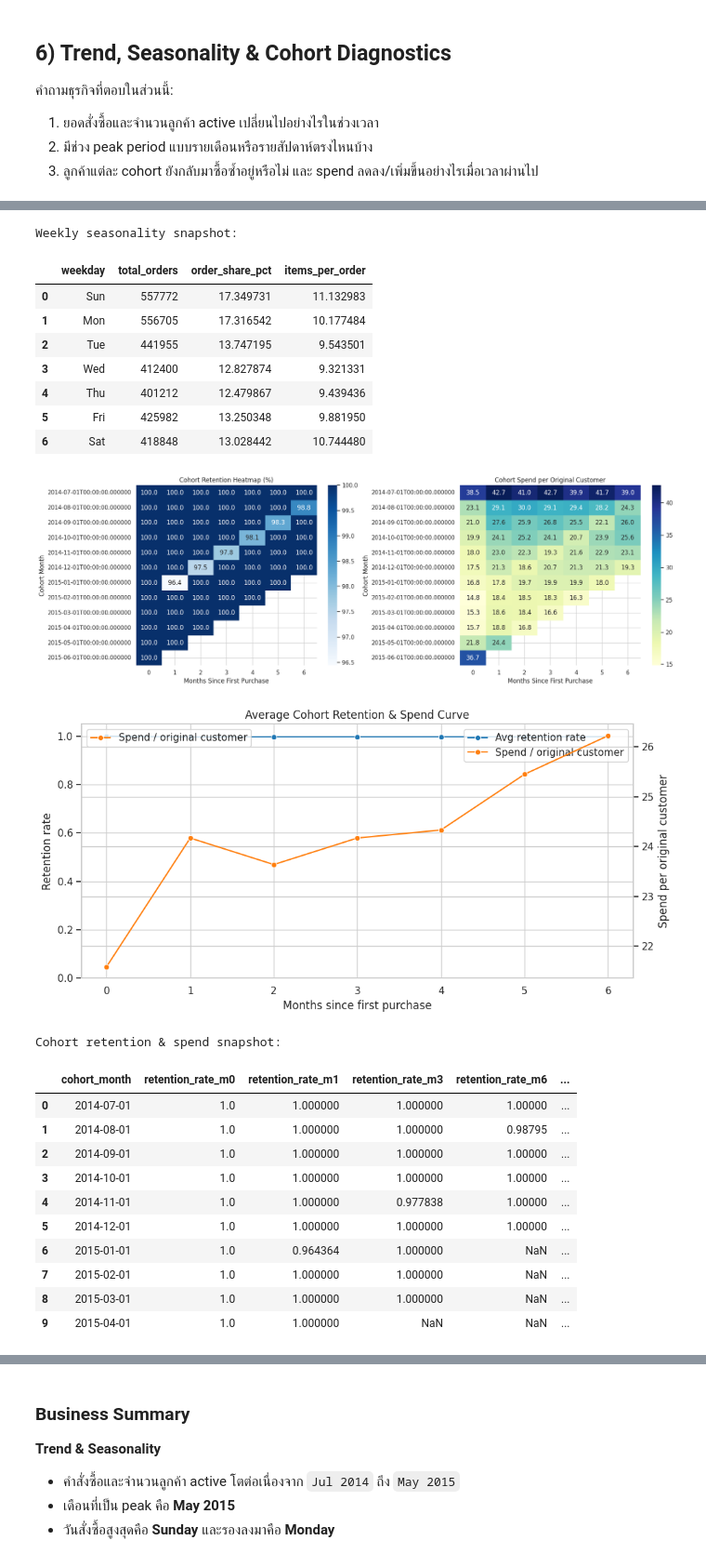
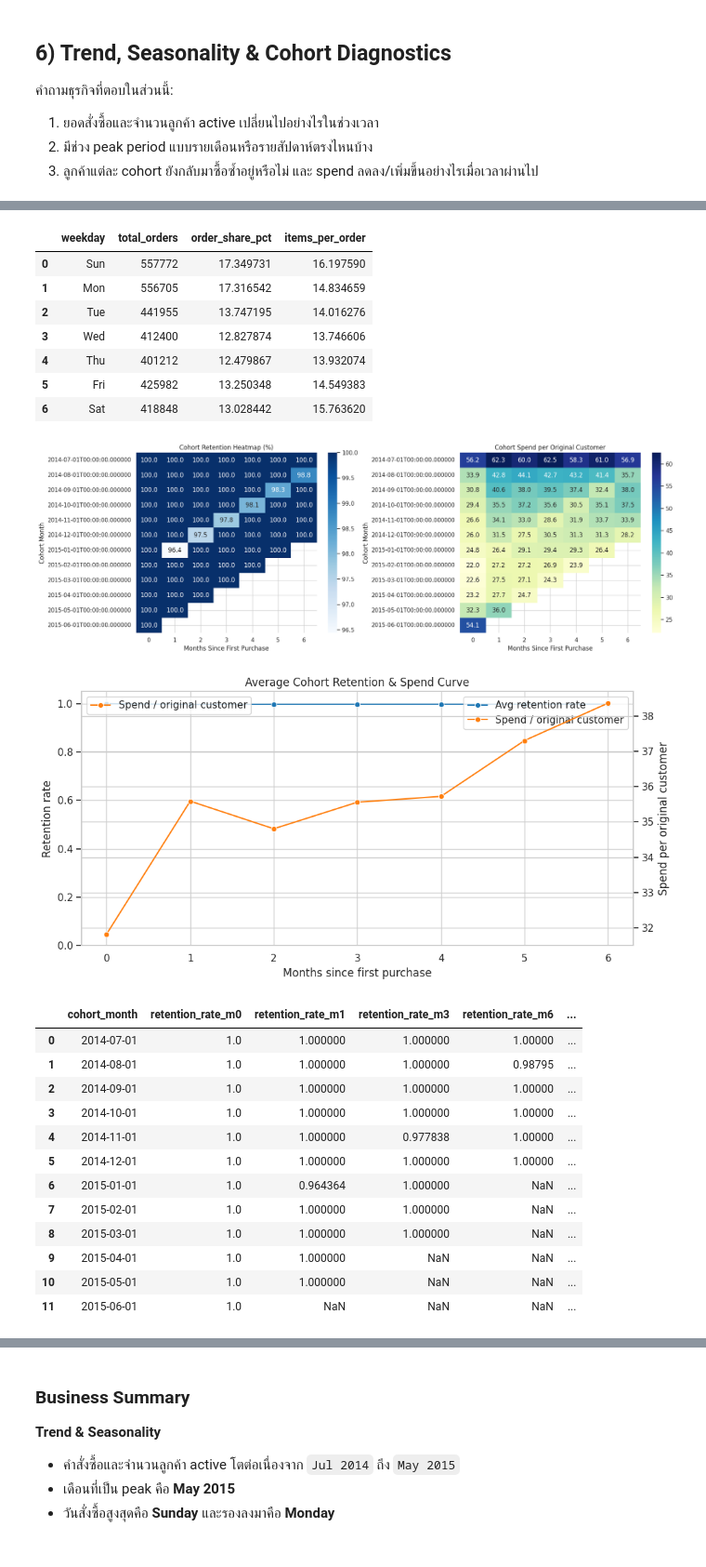
Before and after one commit to ppts2545/Instacart-Market-Basket-Analysis, a Jupyter notebook: notebooks/02_Exploratory_Data_Analysis/02c_customer_trends_diagnostics.ipynb, the cells around one changed output, grey strips where cells are left out. Shown at 93% size. Saved outputs shown, nothing was run; the diff lists cells and outputs as text; code cells hidden in the pictures.

```diff
--- a/notebooks/02_Exploratory_Data_Analysis/02c_customer_trends_diagnostics.ipynb
+++ b/notebooks/02_Exploratory_Data_Analysis/02c_customer_trends_diagnostics.ipynb
@@ -52,0 +71,30 @@ df = data_access_module.load_customer_behavior_data(
+# %%
+# 0. เตรียมข้อมูลวันที่ (Load & Convert)
+order_dates_df = pd.read_csv('../../data/processed/features/orders_with_dates.csv')
+order_dates_df['order_date'] = pd.to_datetime(order_dates_df['order_date'])
+
+# 1. เริ่มต้นด้วยการรวมตารางหลัก (Orders + Item List)
+df = tables['orders'].merge(tables['order_products_prior'], on='order_id')
+
+# 2. ลำดับการ Merge ที่ถูกต้อง (จากเล็กไปใหญ่)
+df = (
+    df.merge(order_dates_df[['order_id', 'order_date']], on='order_id', how='left')
+      # ต้องดึง product_id ไปหา aisle_id และ department_id ก่อน
+      .merge(tables['products'][['product_id', 'aisle_id', 'department_id']], on='product_id', how='left')
+      # พอมี ID ครบแล้ว ค่อยไปดึง "ชื่อ" มาแปะ
+      .merge(tables['aisles'][['aisle_id', 'aisle']], on='aisle_id', how='left')
+      .merge(tables['departments'][['department_id', 'department']], on='department_id', how='left')
+      # ลบคอลัมน์ ID ที่ไม่ใช้แล้วออกเพื่อประหยัด RAM
+      .drop(columns=['aisle_id', 'department_id'])
+)
+
+# 3. ฟังก์ชันลดขนาด Memory (Lean & Mean)
+def reduce_mem_usage(df):
+    for col in df.columns:
+        if df[col].dtype == 'int64':
+            df[col] = pd.to_numeric(df[col], downcast='integer')
+        elif df[col].dtype == 'float64':
+            df[col] = pd.to_numeric(df[col], downcast='float')
+    return df
+
+df = reduce_mem_usage(df)
@@ -330,7 +506,7 @@ if trend_monthly["total_orders_yoy_pct"].notna().any():
 else:
     print("- YoY is mostly unavailable because the dataset spans only about one annual cycle.")
 
-show_df(
+display(
     recent_monthly[[
         "order_month",
         "active_customers",
@@ -345,7 +521,7 @@ show_df(
     ]],
     title="Monthly KPI trend snapshot (latest complete months):",
 )
-show_df(
+display(
     weekday_seasonality[["weekday", "total_orders", "order_share_pct", "items_per_order"]],
     title="Weekly seasonality snapshot:",
 )
@@ -473,7 +649,7 @@ if {
         - 1
     ) * 100
 
-show_df(cohort_snapshot, title="Cohort retention & spend snapshot:")
+display(cohort_snapshot, title="Cohort retention & spend snapshot:")
 
 # 4) Segment CLV trend over time
 segment_monthly = customer_monthly.merge(
@@ -529,5 +705,5 @@ axes[1].tick_params(axis="x", rotation=45)
 plt.tight_layout()
 plt.show()
 
-show_df(segment_clv_trend.tail(12), title="Segment CLV monthly trend snapshot:")
+display(segment_clv_trend.tail(12), title="Segment CLV monthly trend snapshot:")
 # %% [output]
@@ -555,15 +732,13 @@ Monthly KPI trend snapshot (latest complete months):
-Weekly seasonality snapshot:
 |  | weekday | total_orders | order_share_pct | items_per_order |
-| 0 | Sun | 557772 | 17.349731 | 11.132983 |
-| 1 | Mon | 556705 | 17.316542 | 10.177484 |
-| 2 | Tue | 441955 | 13.747195 | 9.543501 |
-| 3 | Wed | 412400 | 12.827874 | 9.321331 |
-| 4 | Thu | 401212 | 12.479867 | 9.439436 |
-| 5 | Fri | 425982 | 13.250348 | 9.881950 |
-| 6 | Sat | 418848 | 13.028442 | 10.744480 |
+| 0 | Sun | 557772 | 17.349731 | 16.197590 |
+| 1 | Mon | 556705 | 17.316542 | 14.834659 |
+| 2 | Tue | 441955 | 13.747195 | 14.016276 |
+| 3 | Wed | 412400 | 12.827874 | 13.746606 |
+| 4 | Thu | 401212 | 12.479867 | 13.932074 |
+| 5 | Fri | 425982 | 13.250348 | 14.549383 |
+| 6 | Sat | 418848 | 13.028442 | 15.763620 |
-[figure, old version]
+[figure, new version]
-[figure, old version]
+[figure, new version]
-Cohort retention & spend snapshot:
 |  | cohort_month | retention_rate_m0 | retention_rate_m1 | retention_rate_m3 | retention_rate_m6 | ... |
 | 0 | 2014-07-01 | 1.0 | 1.000000 | 1.000000 | 1.00000 | ... |
 | 1 | 2014-08-01 | 1.0 | 1.000000 | 1.000000 | 0.98795 | ... |
@@ -575,3 +750,5 @@ Cohort retention & spend snapshot:
 | 7 | 2015-02-01 | 1.0 | 1.000000 | 1.000000 | NaN | ... |
 | 8 | 2015-03-01 | 1.0 | 1.000000 | 1.000000 | NaN | ... |
 | 9 | 2015-04-01 | 1.0 | 1.000000 | NaN | NaN | ... |
+| 10 | 2015-05-01 | 1.0 | 1.000000 | NaN | NaN | ... |
+| 11 | 2015-06-01 | 1.0 | NaN | NaN | NaN | ... |
```
Also changed, not shown: parts of 10 cells of this notebook, 2 other files.
